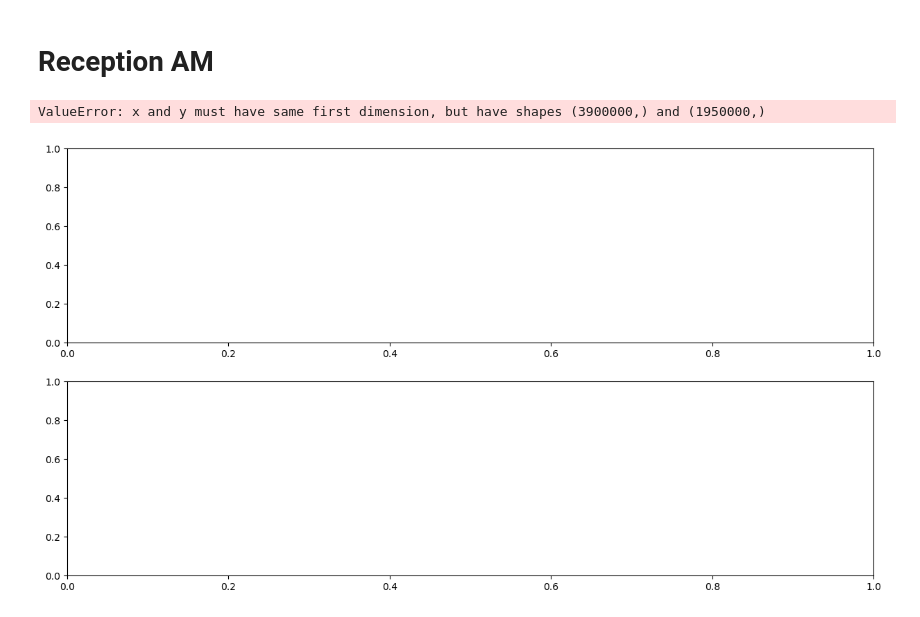
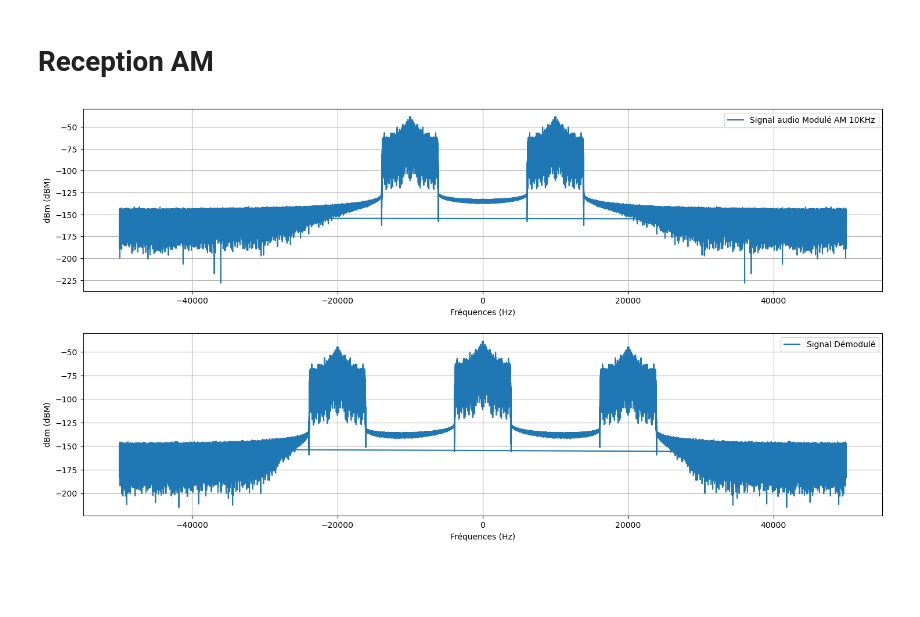
Before and after one commit to NergYR/SA202, a Jupyter notebook: main.ipynb, the cells around one changed output. Drawn from its saved outputs; the diff is of its cells as text; code cells hidden in the pictures; blank space fills up the shorter version.

```diff
--- a/main.ipynb
+++ b/main.ipynb
@@ -257,44 +257,46 @@ demodolated_signal = modulated_signal*AM_modulant
 N = len(demodolated_signal)
 tfft_demodul = N*samplerate
 
-# FFT Billatérale
 fft_demodul = (1/N)*(np.fft.fft(demodolated_signal))
 
 # Calcul de la FFT Monolatérale
-fft_mono_demodul = np.concatenate((fft_demodul[0:1], 2*fft_demodul[1:int(N/2)]))
+#fft_mono_modul = np.concatenate((fft_modul[0:1], 2*fft_modul[1:int(N/2)]))
 # On calcul la valeur absolue de fft_mono pour obtenir la fft monolatérale
-fft_mono_abs_demodul = np.abs(fft_mono_demodul)
+#fft_mono_abs_modul = np.abs(fft_mono_modul)
 
 
 # Calcul de la Densité spectrale en Volt efficace sur RBW
-fft_mono_eff_demodul = fft_mono_abs_demodul/np.sqrt(2)
+fft_eff_demodul = fft_demodul/np.sqrt(2)
 
 # Calcul de la Densité spectrale en dBm sur RBW
-fft_mono_dbm_demodul = 10*np.log10(np.square(fft_mono_eff_demodul)/50*1000)
+fft_dbm_demodul = 10*np.log10(np.square(fft_eff_demodul)/50*1000)
 
 # Calcul de la plage de fréquence pour la FFT
-f_demodulated_signal = np.arange(0, samplerate/2, samplerate/N)
+f_demodolated_signal = np.fft.fftfreq(N, 1/samplerate)
+
+
+# Calcul de la plage de fréquence pour la FFT
+f_demodulated_signal = np.fft.fftfreq(N, 1/samplerate)
 # %%
 
 
 fig, ax = plt.subplots(2, 1, figsize=(15, 8))
 
-ax[0].plot(f_modulated_signal, fft_mono_dbm_modul, label="Signal audio Modulé AM 10KHz")
+ax[0].plot(f_modulated_signal, fft_dbm_modul, label="Signal audio Modulé AM 10KHz")
 #ax[0].semilogx(f_tranche, fft_mono_dbm, linewidth = 2)
 ax[0].set_xlabel("Fréquences (Hz)")
 ax[0].set_ylabel("dBm (dBM)")
 ax[0].legend(loc="upper right")
 ax[0].grid(True)
 
-ax[1].plot(f_demodulated_signal, fft_mono_dbm_demodul, label="Signal Démodulé")
+ax[1].plot(f_demodulated_signal, fft_dbm_demodul, label="Signal Démodulé")
 ax[1].set_xlabel("Fréquences (Hz)")
 ax[1].set_ylabel("dBm (dBM)")
 ax[1].legend(loc="upper right")
 ax[1].grid(True)
 
 
 fig.tight_layout(pad=2.0)
 plt.show()
 # %% [output]
-ValueError: x and y must have same first dimension, but have shapes (3900000,) and (1950000,)
-[figure, old version]
+[figure, new version]
```
Also changed, not shown: parts of 1 cell of this notebook.
